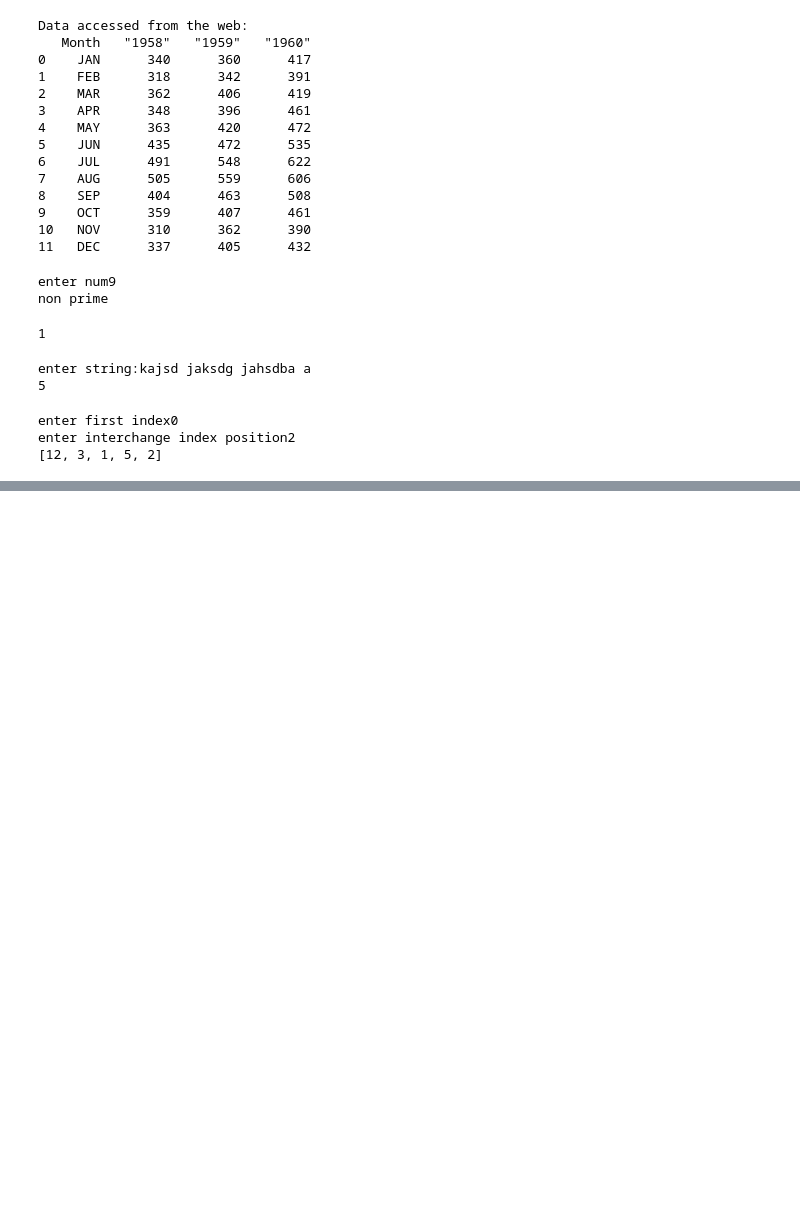
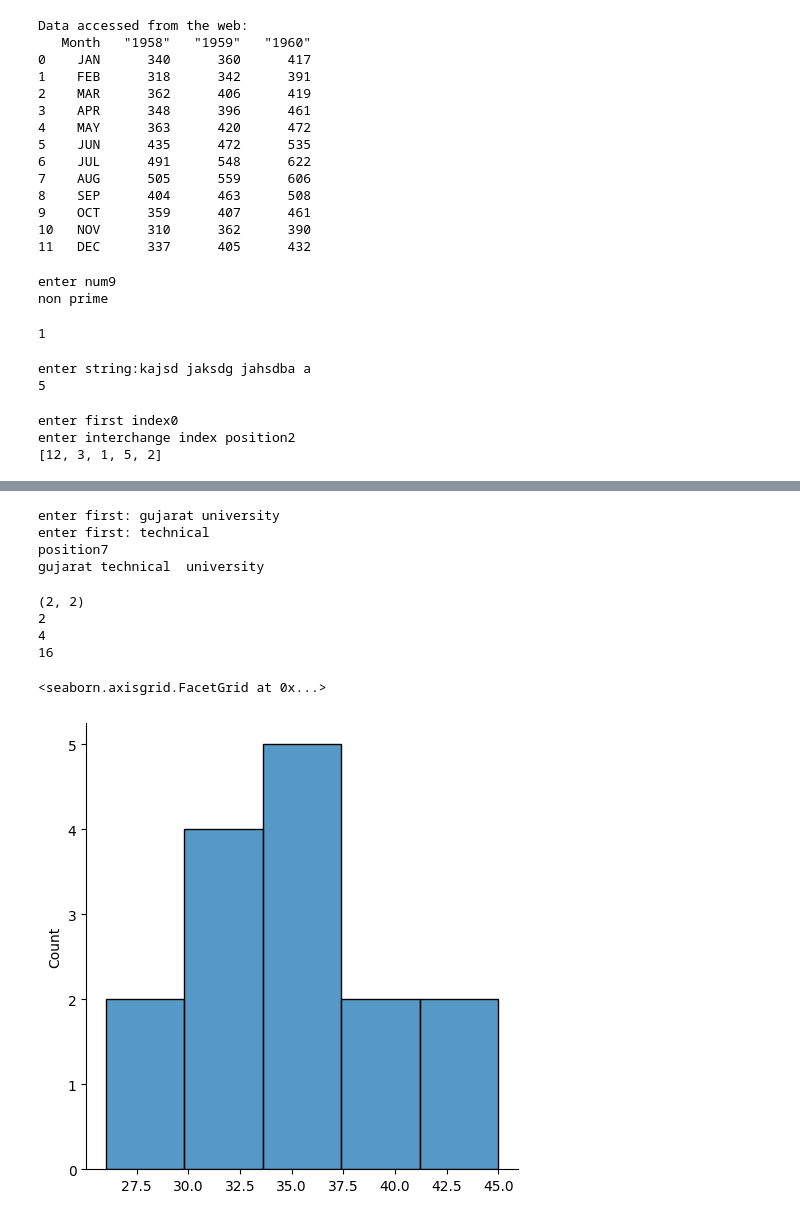
Before and after one commit to kavan202/kavan_jodhani, a Jupyter notebook: welcome/running_python.ipynb, the cells around one changed output, grey strips where cells are left out. Cells and saved outputs as stored; diff of their text form; code cells hidden in the pictures; blank space fills up the shorter version.

```diff
--- a/welcome/running_python.ipynb
+++ b/welcome/running_python.ipynb
@@ -153,0 +229,45 @@ enter interchange index position2
+# %%
+a=input("enter first: ")
+b=input("enter first: ")
+x=int(input("position"))
+
+z=a[:x]+" "+b+" "+a[x:]
+print(z)
+# %% [output]
+enter first: gujarat university
+enter first: technical
+position7
+gujarat technical  university
+# %%
+import numpy as np
+a=np.array([[1, 5],[4,5]],dtype=np.int32)
+print(a.shape)
+print(a.ndim)
+print(a.itemsize)
+print(a.nbytes)
+import numpy as np
+
+import numpy as np
+
+# a = np.array([1, 2, 3], dtype=np.int32)
+# print(a.itemsize)
+# %% [output]
+(2, 2)
+2
+4
+16
+# %%
+import matplotlib.pyplot as plt
+import seaborn as sbs
+t=[30, 34, 35, 32, 38, 26, 29, 45, 42, 32, 40, 33, 36, 34, 36]
+d=np.array(range(15))
+sbs.displot(t)
+
+# np.count_nonzero(t)
+# print(d)
+# plt.hist(t,bins=4)
+# plt.xticks(d)
+# plt.show()
+# %% [output]
+<seaborn.axisgrid.FacetGrid at 0x...>
+[figure, added]
```
Also changed, not shown: parts of 8 cells of this notebook.
